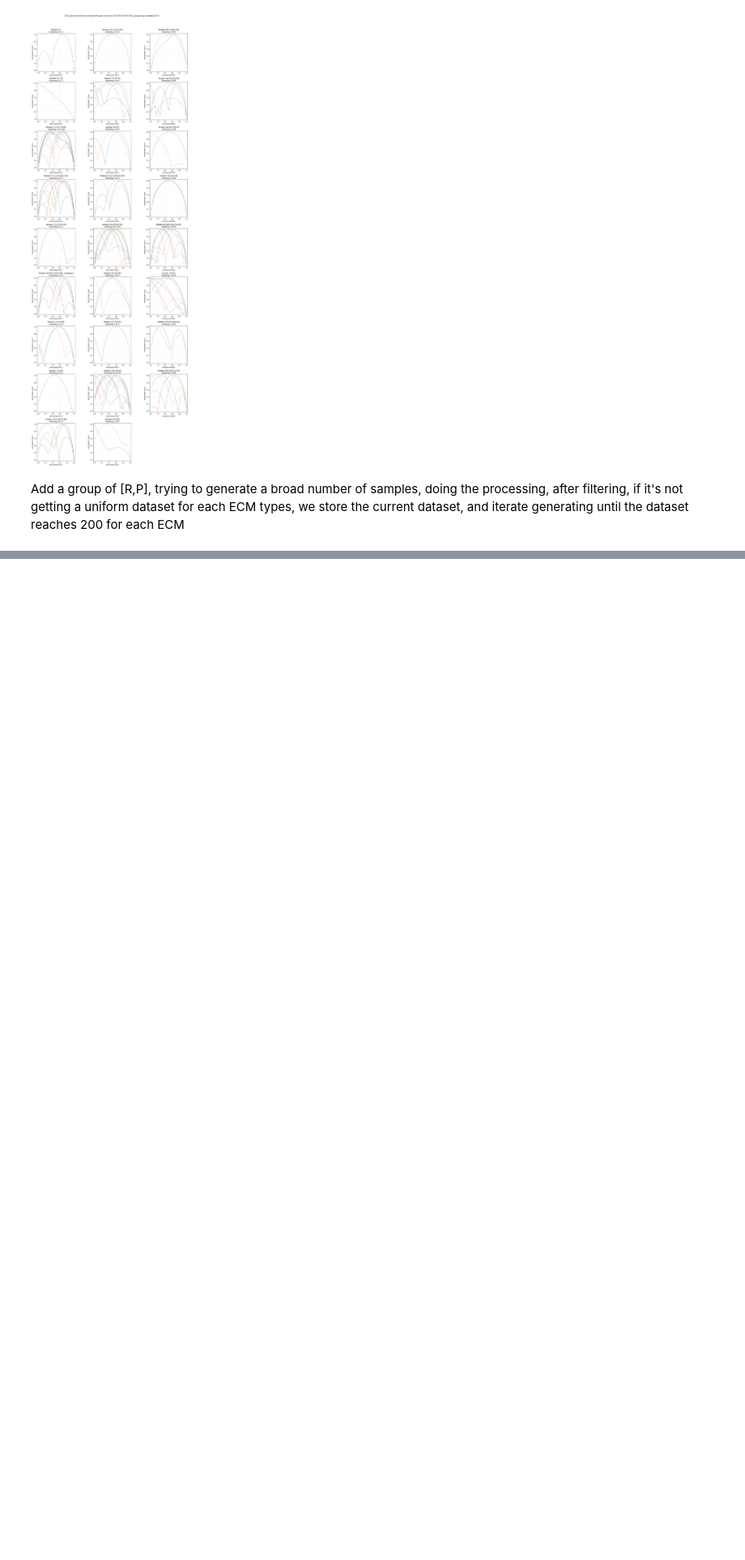
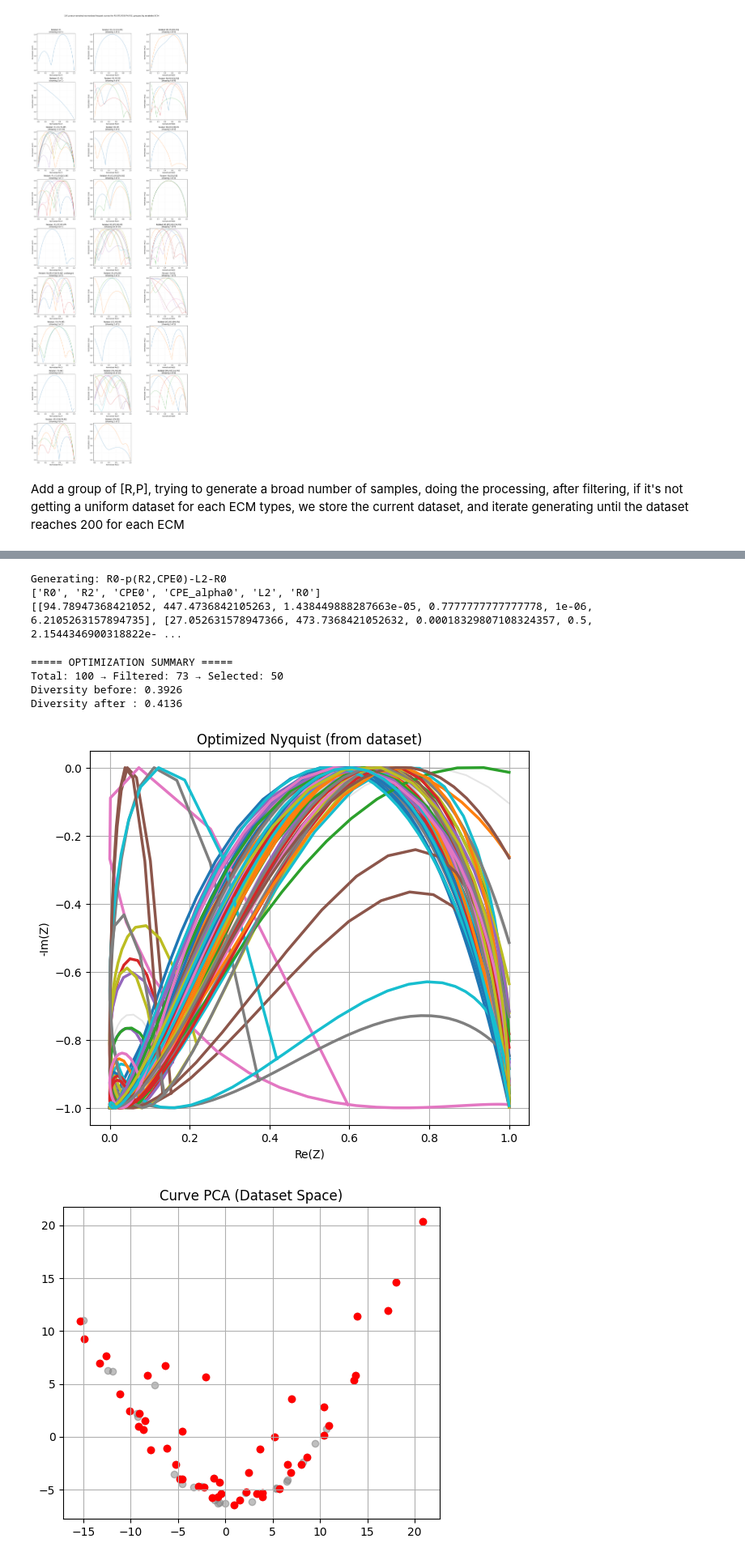
Before and after one commit to zhechengyin/AutoREC, a Jupyter notebook: generate_EIS_data_1.ipynb, the cells around one changed output, grey strips where cells are left out. Shown at 81% size. Saved outputs shown, nothing was run; the diff lists cells and outputs as text; code cells hidden in the pictures; blank space fills up the shorter version.

Commit message:
Add a singular ECM pipeline at the end of notebook with 2 new helper file that works from ECM generation to optimization & filtering, ready for relavelling and umap plotting

```diff
--- a/generate_EIS_data_1.ipynb
+++ b/generate_EIS_data_1.ipynb
@@ -1690,0 +1968,24 @@ Add a group of [R,P], trying to generate a broad number of samples, doing the pr
+# %%
+circuits = [generate_moderate_ecm()]
+
+# STEP 1: generate dataset
+dataset = generate_eis_dataset(circuits)
+
+# STEP 2: optimize selection
+result = optimized_eis_from_dataset(
+    dataset=dataset,
+    circuit=circuits[0],
+    k_select=50,
+    plot=True,
+    plot_pca=True
+)
+# %% [output]
+Generating: R0-p(R2,CPE0)-L2-R0
+['R0', 'R2', 'CPE0', 'CPE_alpha0', 'L2', 'R0']
+[[94.78947368421052, 447.4736842105263, 1.438449888287663e-05, 0.7777777777777778, 1e-06, 6.2105263157894735], [27.052631578947366, 473.7368421052632, 0.00018329807108324357, 0.5, 2.1544346900318822e- ...
+===== OPTIMIZATION SUMMARY =====
+Total: 100 → Filtered: 73 → Selected: 50
+Diversity before: 0.3926
+Diversity after : 0.4136
+[figure, added]
+[figure, added]
```
Also changed, not shown: parts of 7 cells of this notebook, 2 other files.
